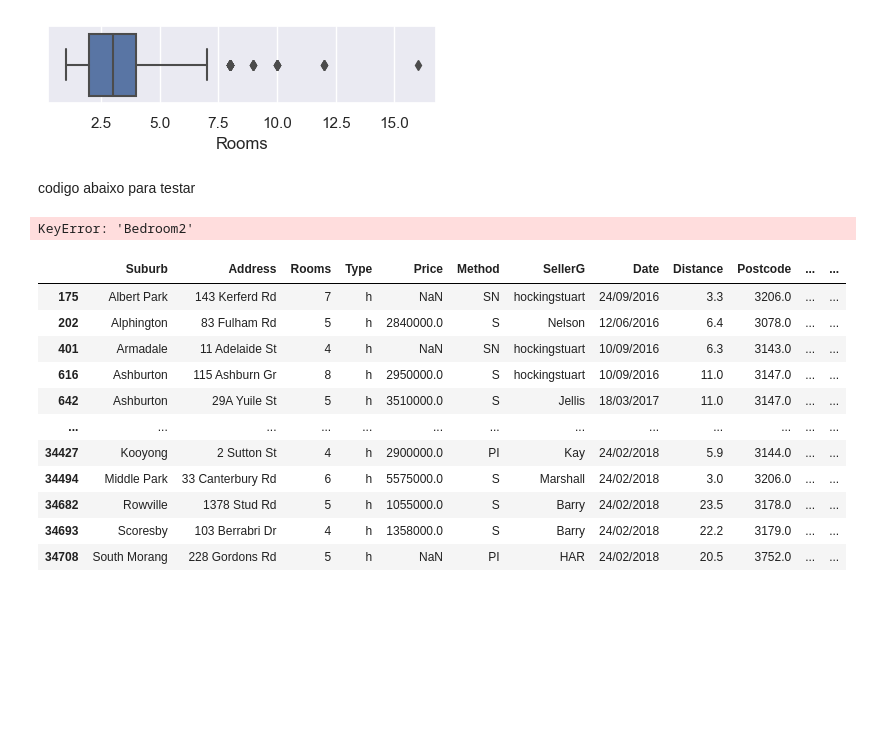
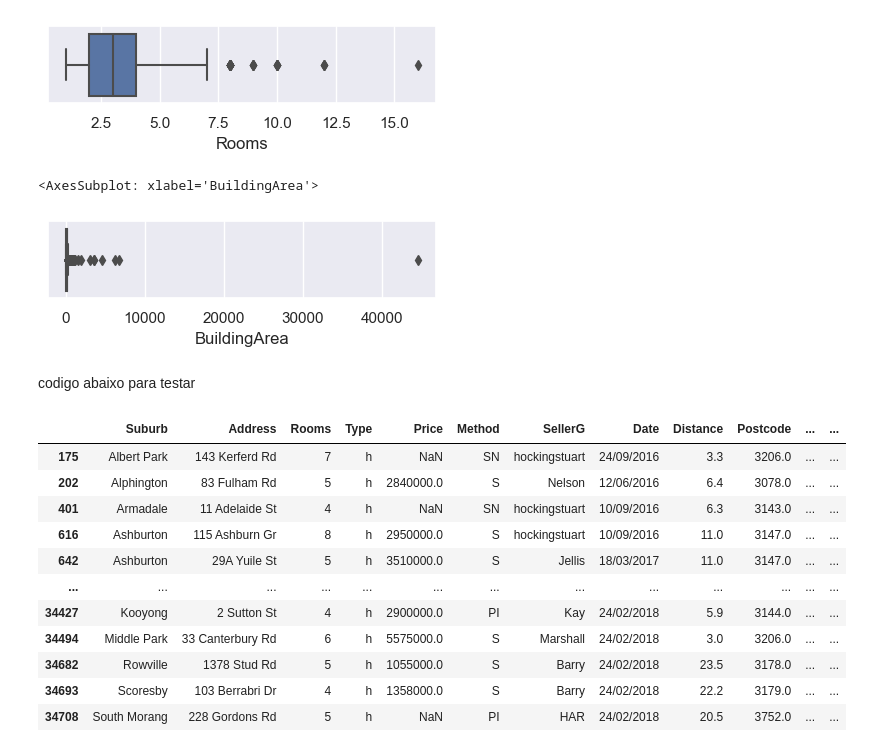
Before and after one commit to Riguini/Melbourne-Housing-Snapshot, a Jupyter notebook: Melbourne_Housing_Dataset.ipynb, the cells around one changed output. Saved outputs shown, nothing was run; the diff lists cells and outputs as text; code cells hidden in the pictures; blank space fills up the shorter version.

```diff
--- a/Melbourne_Housing_Dataset.ipynb
+++ b/Melbourne_Housing_Dataset.ipynb
@@ -141,12 +210,16 @@ sns.boxplot(x=df['Rooms'])
 # %% [output]
 <AxesSubplot: xlabel='Rooms'>
 [figure]
+# %%
+sns.set(rc={"figure.figsize":(5, 1)})
+sns.boxplot(x=df['BuildingArea'])
+# %% [output]
+<AxesSubplot: xlabel='BuildingArea'>
+[figure, added]
 # %% [markdown]
 codigo abaixo para testar
 # %%
-df[df["Bedroom2"]>=8].value_counts()
+df[df["Bedroom"]>=8].sum().value_counts()
-# %% [output]
-KeyError: 'Bedroom2'
 # %%
 df.loc[(df['Bathroom']>=4)]
 # %% [output]
```
Also changed, not shown: parts of 10 cells of this notebook.
